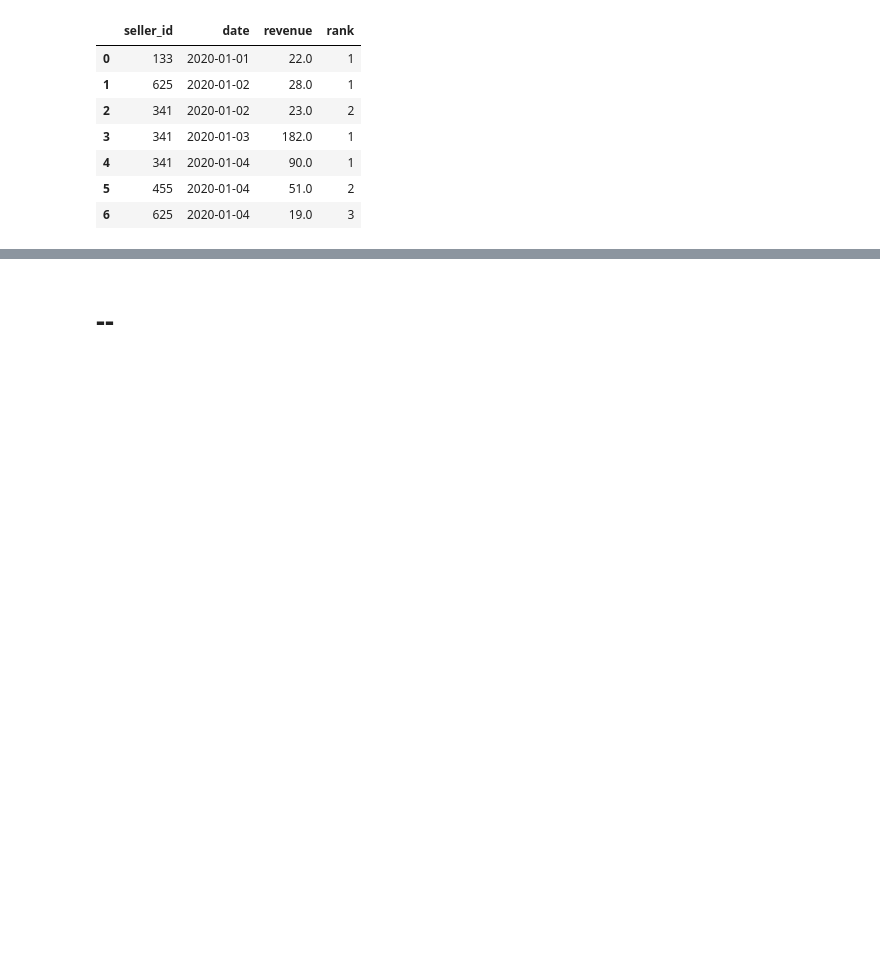
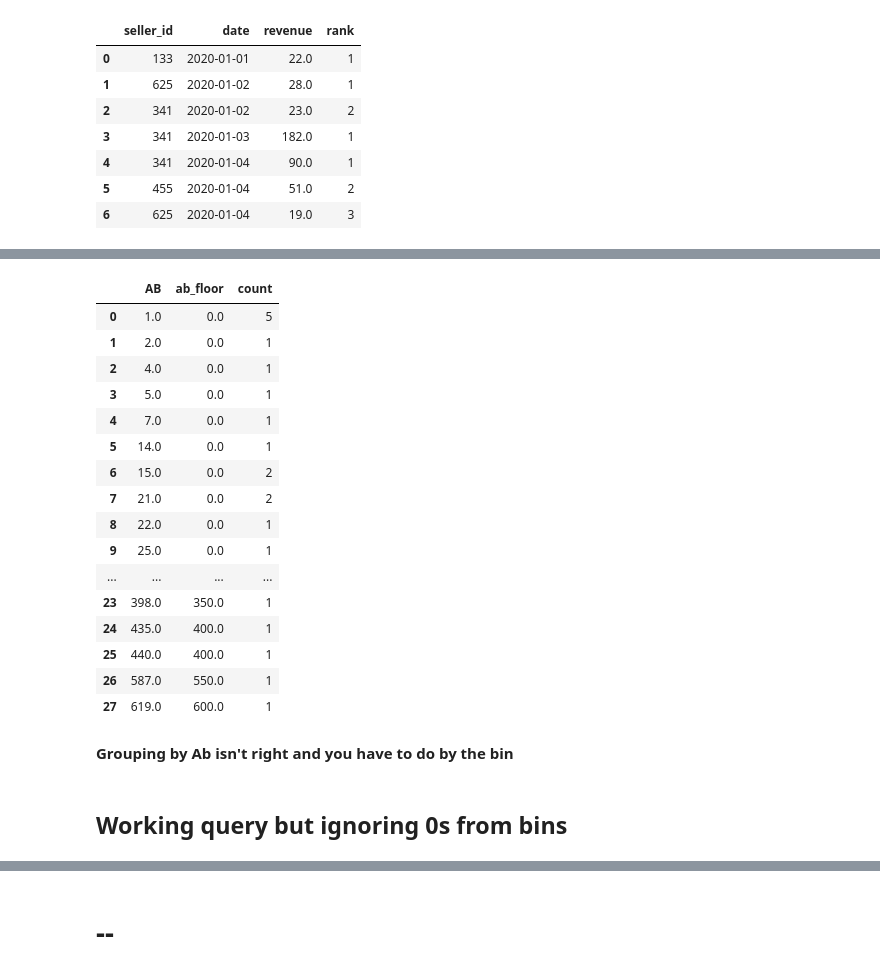
Before and after one commit to benslack19/my_DS_notes, a Jupyter notebook: SQL/SQLqueries_daily_problems_3.ipynb, the cells around one changed output, grey strips where cells are left out. Saved outputs shown, nothing was run; the diff lists cells and outputs as text; code cells hidden in the pictures; blank space fills up the shorter version.

```diff
--- a/SQL/SQLqueries_daily_problems_3.ipynb
+++ b/SQL/SQLqueries_daily_problems_3.ipynb
@@ -656,0 +746,38 @@ df_query
+# %%
+# Interim table - using Padres, to better see what's going on
+sql_query = """
+SELECT "AB",
+        FLOOR("AB"/50.0)*50 AS ab_floor,
+        COUNT(*)
+FROM batting_stats
+WHERE "Season"=2019
+AND "Team"='Padres'
+GROUP BY "AB"
+ORDER BY ab_floor;
+"""
+df_query = pd.read_sql_query(sql_query,con)
+df_query
+
+# GROUP BY ISN'T RIGHT
+# %% [output]
+|  | AB | ab_floor | count |
+| 0 | 1.0 | 0.0 | 5 |
+| 1 | 2.0 | 0.0 | 1 |
+| 2 | 4.0 | 0.0 | 1 |
+| 3 | 5.0 | 0.0 | 1 |
+| 4 | 7.0 | 0.0 | 1 |
+| 5 | 14.0 | 0.0 | 1 |
+| 6 | 15.0 | 0.0 | 2 |
+| 7 | 21.0 | 0.0 | 2 |
+| 8 | 22.0 | 0.0 | 1 |
+| 9 | 25.0 | 0.0 | 1 |
+| ... | ... | ... | ... |
+| 23 | 398.0 | 350.0 | 1 |
+| 24 | 435.0 | 400.0 | 1 |
+| 25 | 440.0 | 400.0 | 1 |
+| 26 | 587.0 | 550.0 | 1 |
+| 27 | 619.0 | 600.0 | 1 |
+# %% [markdown]
+**Grouping by Ab isn't right and you have to do by the bin**
+# %% [markdown]
+## Working query but ignoring 0s from bins
```
Also changed, not shown: parts of 22 cells of this notebook.
